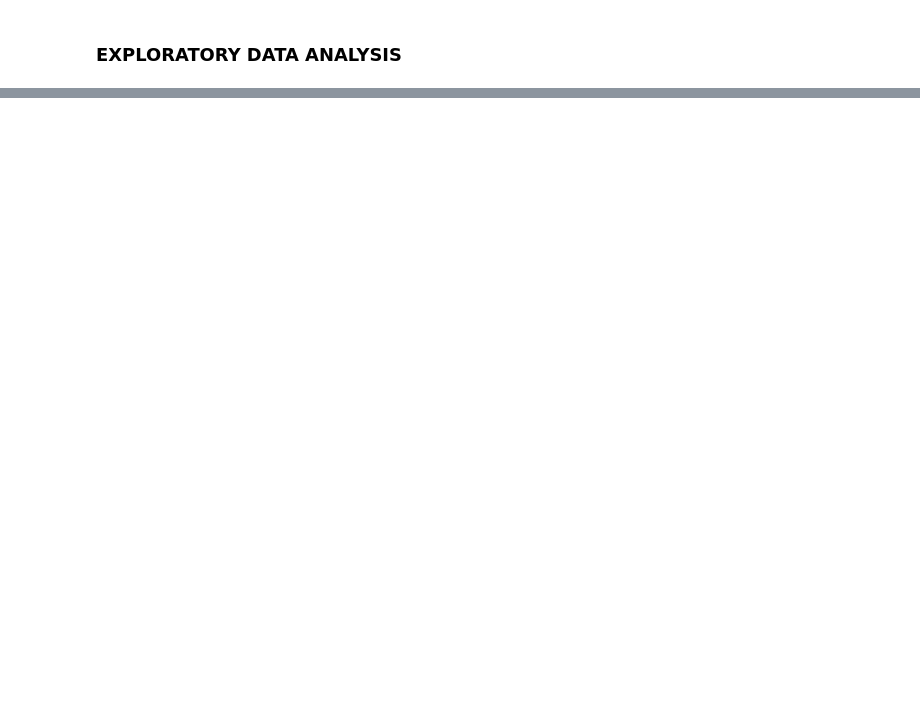
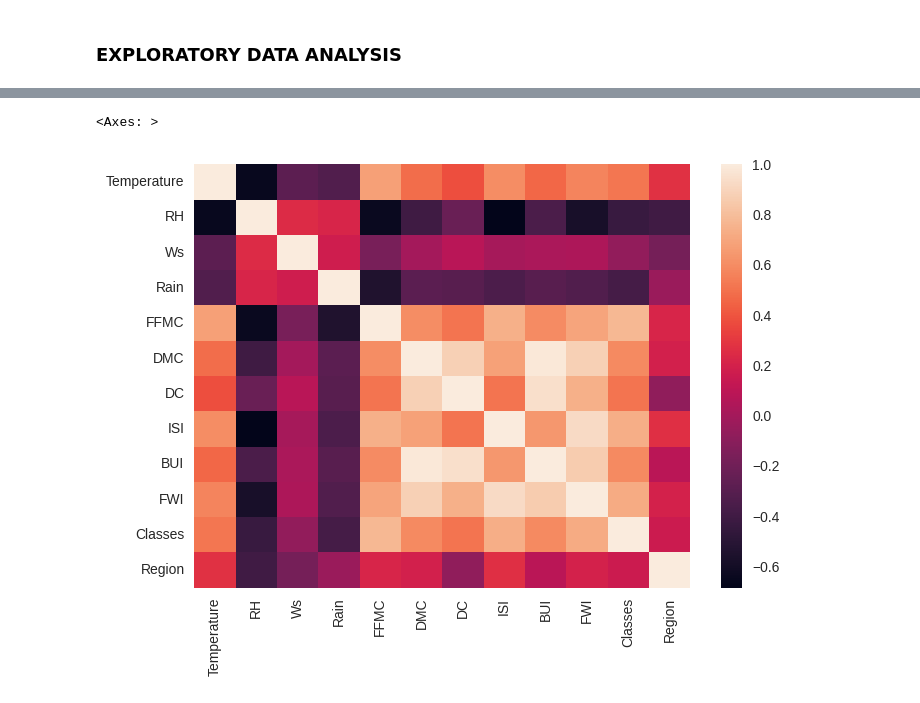
Before and after one commit to himan1009/ML_UPDATED, a Jupyter notebook: linear_regression/ridge_lasso_regression.ipynb, the cells around one changed output, grey strips where cells are left out. Drawn from its saved outputs; the diff is of its cells as text; code cells hidden in the pictures; blank space fills up the shorter version.

```diff
--- a/linear_regression/ridge_lasso_regression.ipynb
+++ b/linear_regression/ridge_lasso_regression.ipynb
@@ -350,0 +432,6 @@ df.to_csv("/home/himanshu/Learning/ML/linear_regression/Algerian_forest_fires_da
+# %%
+## heatmap
+sns.heatmap(df_copy.corr())
+# %% [output]
+<Axes: >
+[figure, added]
```
Also changed, not shown: parts of 18 cells of this notebook.
